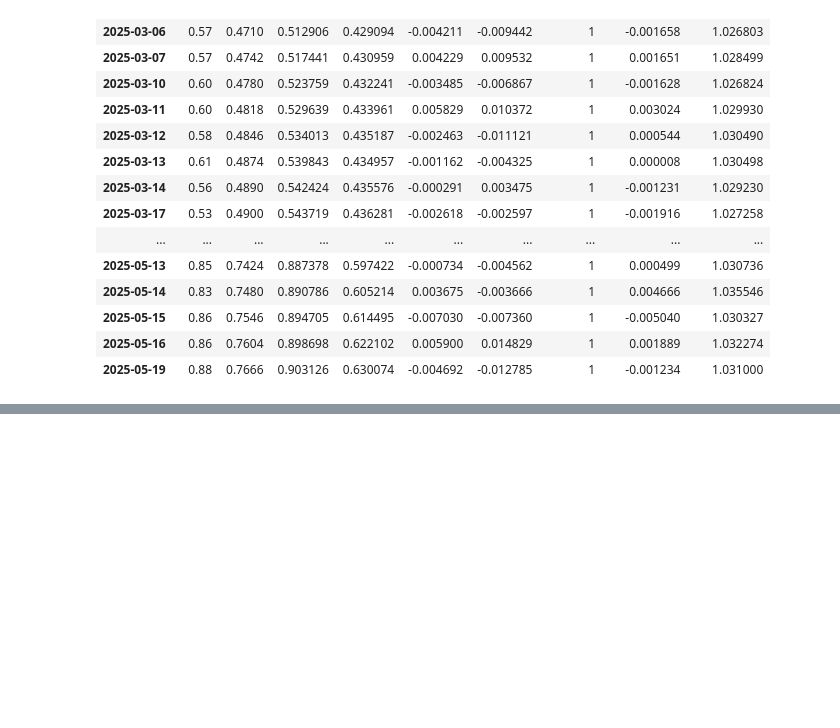
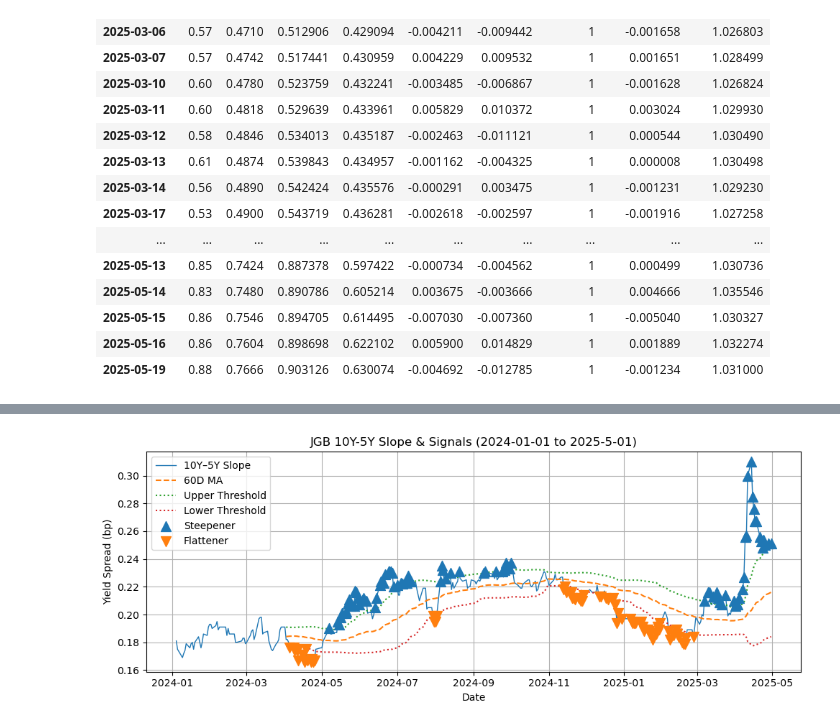
Before and after one commit to tenofovir/stock_analysis_tool, a Jupyter notebook: Quant.ipynb, the cells around one changed output, grey strips where cells are left out. Saved outputs shown, nothing was run; the diff lists cells and outputs as text; code cells hidden in the pictures; blank space fills up the shorter version.

```diff
--- a/Quant.ipynb
+++ b/Quant.ipynb
@@ -709,0 +751,51 @@ df.tail(50)
+# %%
+import requests
+from bs4 import BeautifulSoup
+import pandas as pd
+import matplotlib.pyplot as plt
+from io import StringIO
+
+# 3. 提取一段时间范围
+start_date = '2024-01-01'
+end_date   = '2025-5-01'
+df_period = df_raw.loc[start_date:end_date]
+
+# 4. 提取5年、10年利率并清洗
+df = df_period.rename(columns={'8年':'Y8','10年':'Y10'})[['Y8','Y10']]
+df = df.apply(pd.to_numeric, errors='coerce').dropna()
+
+
+# 5. 计算斜率及信号
+df['Slope'] = df['Y10'] - df['Y8']
+window = 60
+df['MA']    = df['Slope'].rolling(window).mean()
+df['STD']   = df['Slope'].rolling(window).std()
+k = 1.0
+df['Upper'] = df['MA'] + k*df['STD']
+df['Lower'] = df['MA'] - k*df['STD']
+df['Signal']= 0
+df.loc[df['Slope'] > df['Upper'], 'Signal'] = 1
+df.loc[df['Slope'] < df['Lower'], 'Signal'] = -1
+
+# --- 5. 可视化并标记信号 ---
+plt.figure(figsize=(10, 4))
+plt.plot(df.index, df['Slope'], label='10Y–5Y Slope', linewidth=1)
+plt.plot(df.index, df['MA'], linestyle='--', label='60D MA')
+plt.plot(df.index, df['Upper'], linestyle=':', label='Upper Threshold')
+plt.plot(df.index, df['Lower'], linestyle=':', label='Lower Threshold')
+
+# 标记策略信号：1=Steepener, -1=Flattener
+steep_dates = df[df['Signal'] == 1].index
+flat_dates  = df[df['Signal'] == -1].index
+plt.scatter(steep_dates, df.loc[steep_dates, 'Slope'], marker='^', s=100, label='Steepener', zorder=5)
+plt.scatter(flat_dates, df.loc[flat_dates, 'Slope'],   marker='v', s=100, label='Flattener',  zorder=5)
+
+plt.title(f'JGB 10Y-5Y Slope & Signals ({start_date} to {end_date})')
+plt.xlabel('Date')
+plt.ylabel('Yield Spread (bp)')
+plt.legend()
+plt.grid(True)
+plt.tight_layout()
+plt.show()
+# %% [output]
+[figure, added]
```
Also changed, not shown: parts of 3 cells of this notebook.
